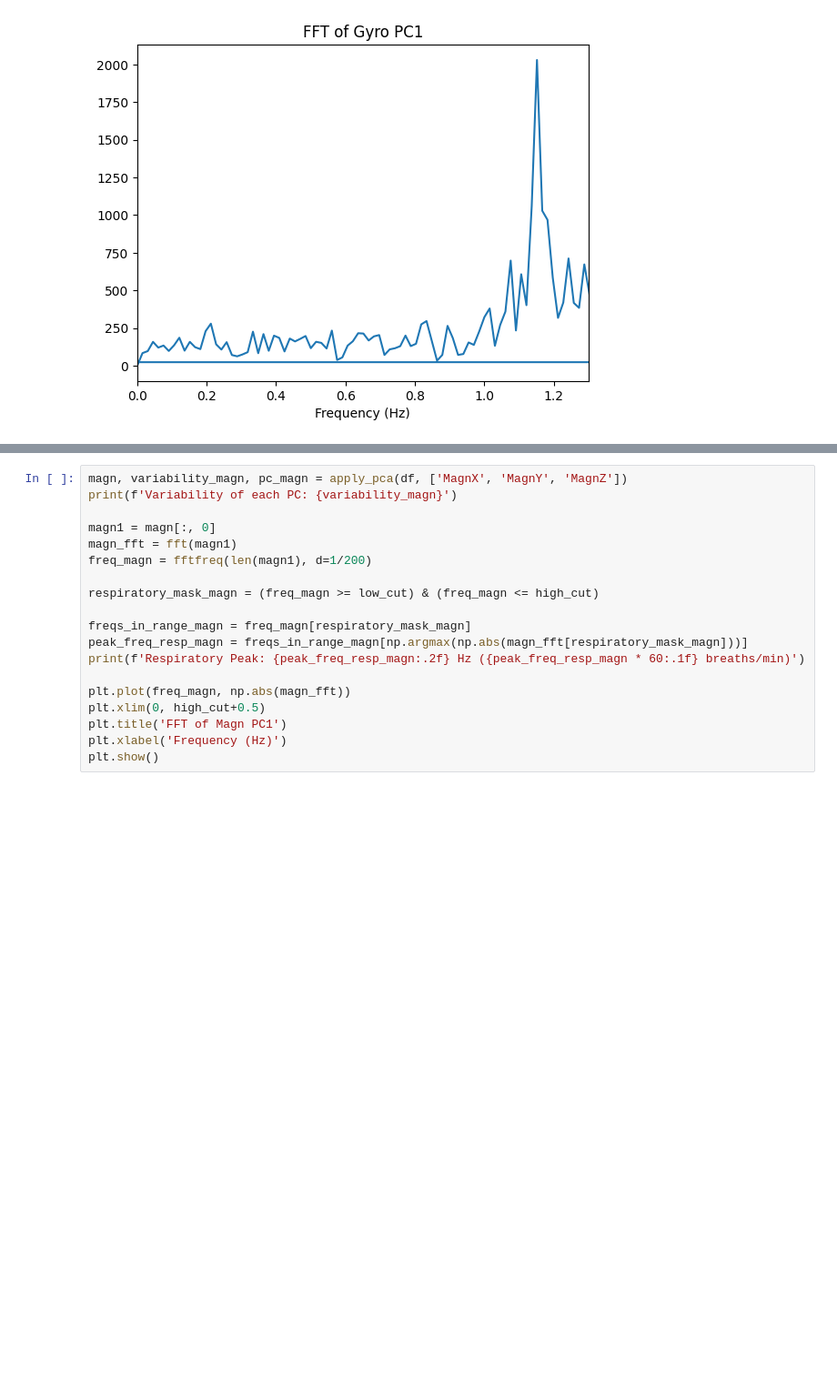
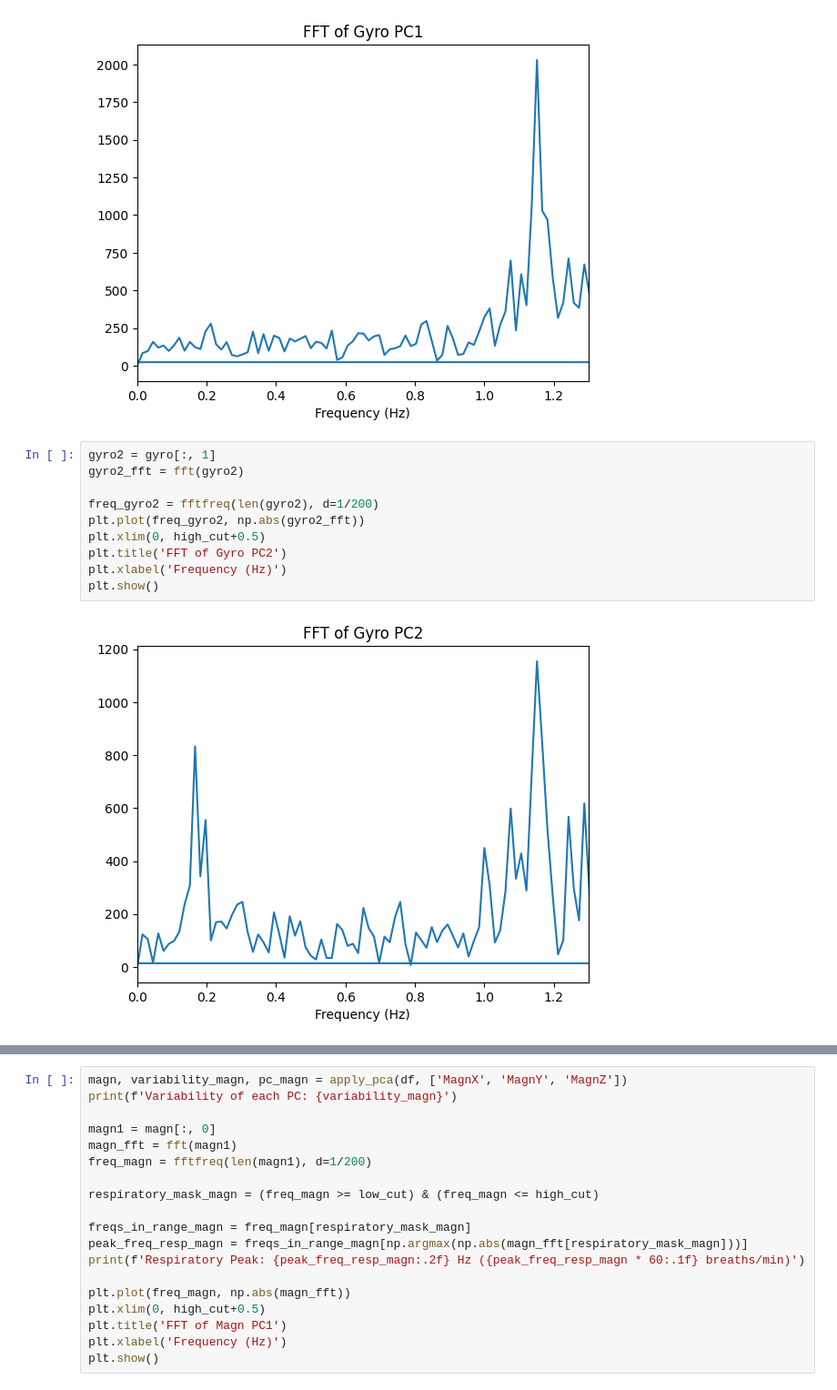
Before and after one commit to FC0000/Respiratory-rate-estimation, a Jupyter notebook: PCA_analysis.ipynb, the cells around one changed output, grey strips where cells are left out. Shown at 91% size. Cells and saved outputs as stored; diff of their text form; blank space fills up the shorter version.

```diff
--- a/PCA_analysis.ipynb
+++ b/PCA_analysis.ipynb
@@ -205,3 +229,15 @@ plt.show()
 Variability of each PC: [0.79714689 0.1592931  0.04356001]
 Respiratory Peak: 0.21 Hz (12.7 breaths/min)
 [figure]
+# %%
+gyro2 = gyro[:, 1]
+gyro2_fft = fft(gyro2)
+
+freq_gyro2 = fftfreq(len(gyro2), d=1/200)
+plt.plot(freq_gyro2, np.abs(gyro2_fft))
+plt.xlim(0, high_cut+0.5)
+plt.title('FFT of Gyro PC2')
+plt.xlabel('Frequency (Hz)')
+plt.show()
+# %% [output]
+[figure, added]
```
Also changed, not shown: parts of 7 cells of this notebook, 1 other file.
